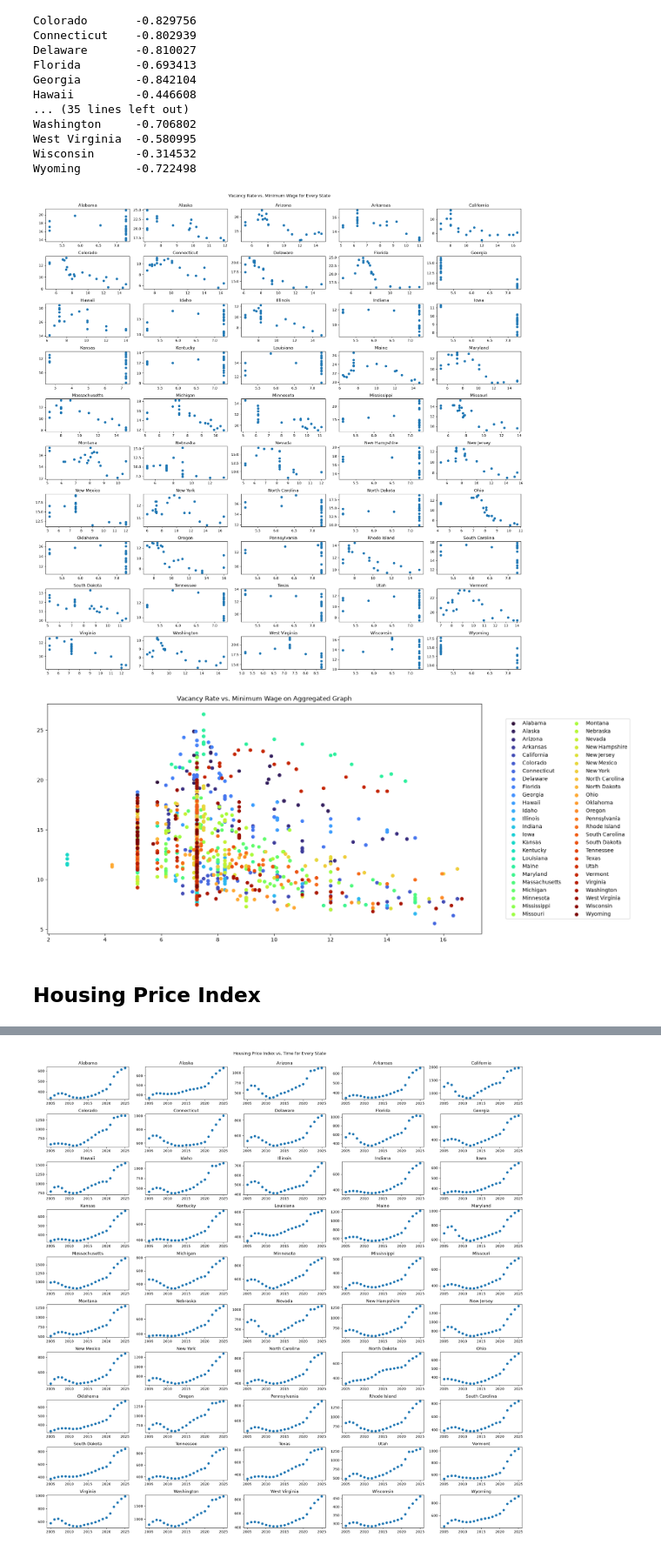
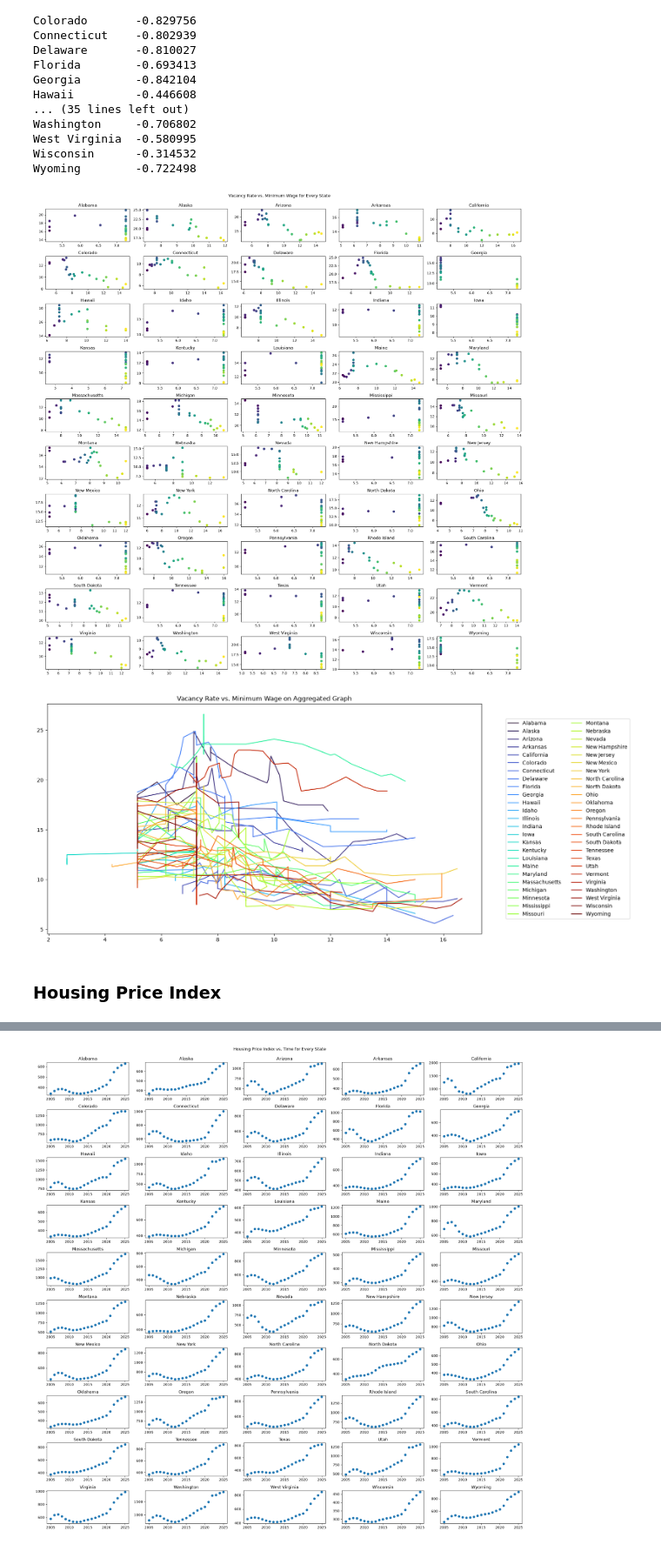
Before and after one commit to coltranebu/cs506-final-project, a Jupyter notebook: notebooks/eda.ipynb, the cells around one changed output, grey strips where cells are left out. Shown at 87% size. Cells and saved outputs as stored; diff of their text form; code cells hidden in the pictures.

```diff
--- a/notebooks/eda.ipynb
+++ b/notebooks/eda.ipynb
@@ -80,7 +80,7 @@ Wyoming        -0.722498
 fig, ax = plt.subplots(10, 5, figsize=(20,20))
 
 for i, (ax, state) in enumerate(zip(ax.flat, STATE_NAMES)):
-    ax.scatter(minwage_df[state], vacancyrate_df[state])
+    ax.scatter(minwage_df[state], vacancyrate_df[state], c=vacancyrate_df["Year"], cmap="viridis")
     ax.set_title(f"{state}")
 
 plt.suptitle("Vacancy Rate vs. Minimum Wage for Every State")
@@ -88,22 +88,22 @@ plt.tight_layout()
 fig.subplots_adjust(top=0.95)
 plt.show()
 # %% [output]
-[figure, old version]
+[figure, new version]
 # %%
 colors = plt.cm.turbo(np.linspace(0, 1, len(STATE_NAMES)))
 
 plt.figure(figsize=(15, 8))
 for i, state in enumerate(STATE_NAMES):
     x = minwage_df[state]
     y = vacancyrate_df[state]
-    plt.scatter(x, y, color=colors[i], label=f"{state}")
+    plt.plot(x, y, color=colors[i], label=f"{state}")
 plt.title("Vacancy Rate vs. Minimum Wage on Aggregated Graph")
 plt.legend(loc="center left", bbox_to_anchor=(1.05, 0.5), ncol=2)
 plt.show()
 # %% [output]
-[figure, old version]
+[figure, new version]
 # %% [markdown]
-## Housing Price Index
+### Housing Price Index
 # %%
 hpi_df = pd.read_csv("../data/processed/state_hpi.csv")
 hpi_df.head()
```
Also changed, not shown: parts of 2 cells of this notebook, 1 other file.
